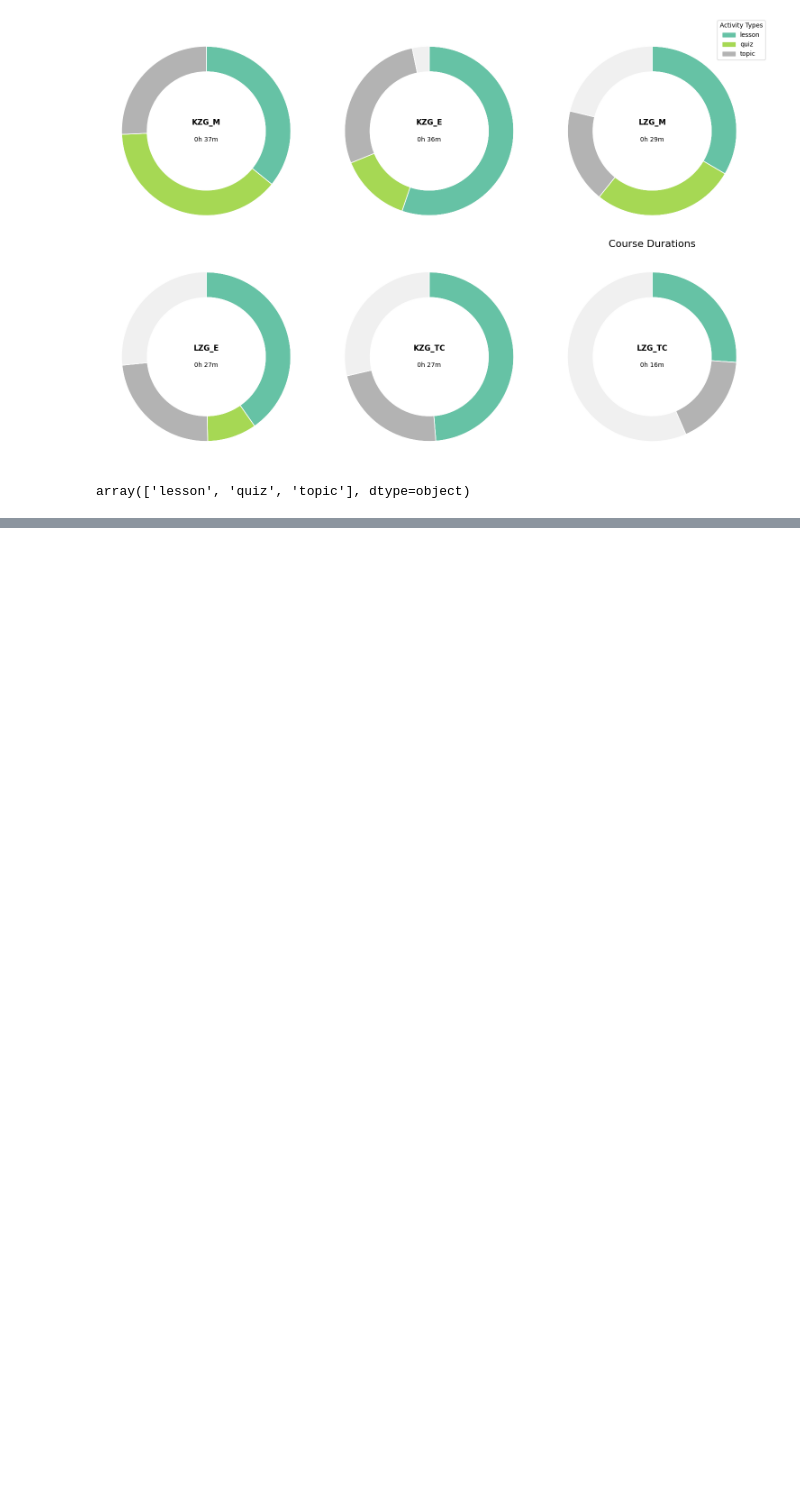
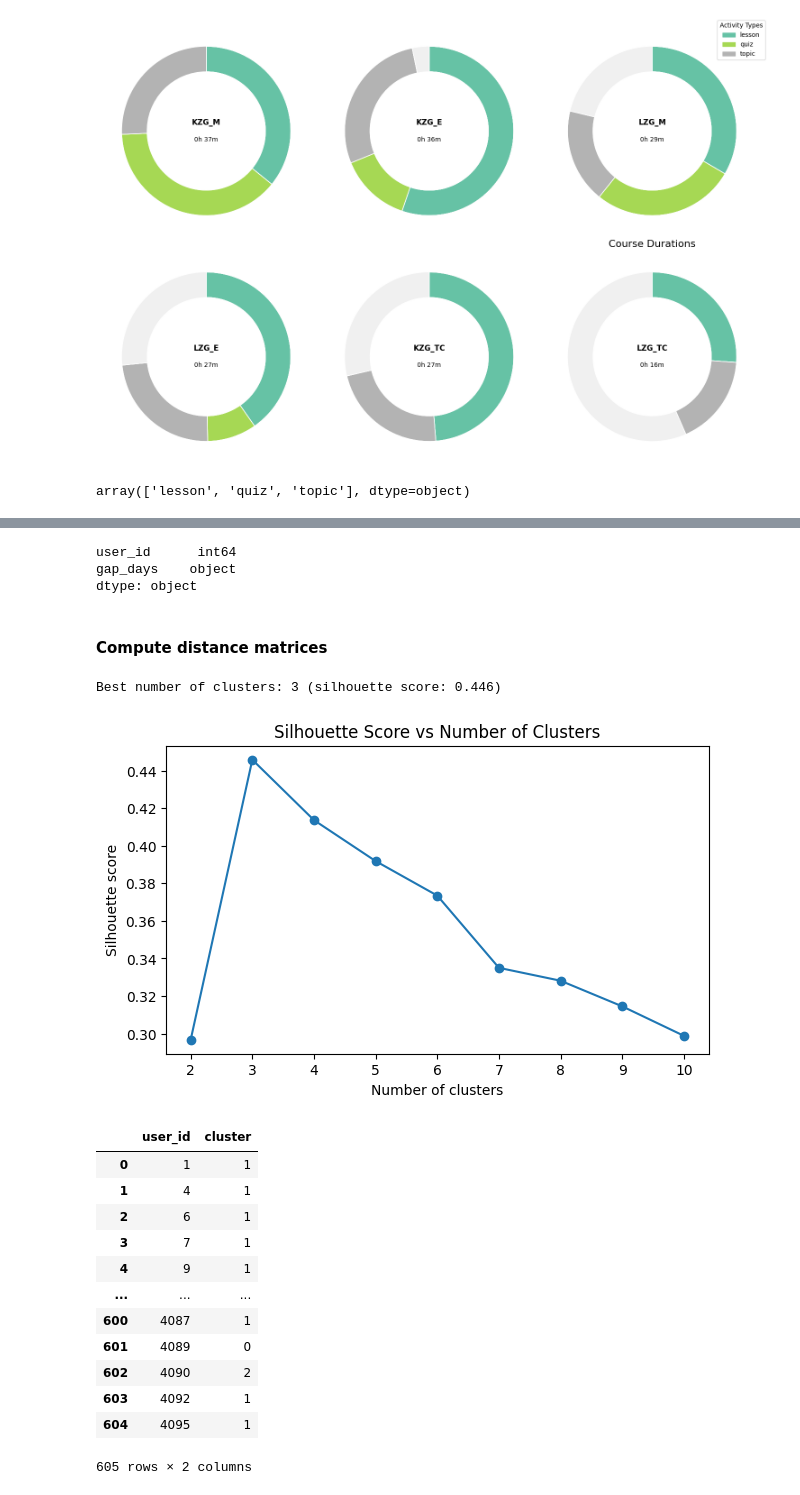
Before and after one commit to malenraychev/BigMMMBehaviour, a Jupyter notebook: markov_clean.ipynb, the cells around one changed output, grey strips where cells are left out. Drawn from its saved outputs; the diff is of its cells as text; code cells hidden in the pictures; blank space fills up the shorter version.

```diff
--- a/markov_clean.ipynb
+++ b/markov_clean.ipynb
@@ -299,0 +318,2 @@ def compute_learning_speed(user_data: pd.DataFrame, global_median: pd.DataFrame)
+# %%
+zduration_sum = compute_zscore_duration(activities, 'sum')
@@ -299,0 +421,3 @@ def compute_learning_speed(user_data: pd.DataFrame, global_median: pd.DataFrame)
+# %%
+final_transitions = transitions[['user_id', 'activity_state', 'state_idx', 'next_state_idx']]
+final_transitions
@@ -299,0 +655,8 @@ def compute_learning_speed(user_data: pd.DataFrame, global_median: pd.DataFrame)
+# %%
+gap_days.dtypes
+# %% [output]
+user_id      int64
+gap_days    object
+dtype: object
+# %% [markdown]
+#### Compute distance matrices
@@ -299,0 +776,57 @@ def compute_learning_speed(user_data: pd.DataFrame, global_median: pd.DataFrame)
+# %%
+from sklearn.cluster import AgglomerativeClustering
+from sklearn.metrics import silhouette_score
+import numpy as np
+import matplotlib.pyplot as plt
+
+# combined_matrix and users_all should be defined in previous cell
+
+range_n_clusters = range(2, min(11, len(users_all)))  # e.g., try 2-10 clusters, or up to N-1
+sil_scores = []
+best_score = -1
+best_n = None
+best_labels = None
+
+for n_clusters in range_n_clusters:
+    clustering = AgglomerativeClustering(n_clusters=n_clusters, metric='precomputed', linkage='average')
+    labels = clustering.fit_predict(combined_matrix)
+    # Silhouette expects a distance matrix, not a similarity matrix
+    score = silhouette_score(combined_matrix, labels, metric='precomputed')
+    sil_scores.append(score)
+    if score > best_score:
+        best_score = score
+        best_n = n_clusters
+        best_labels = labels
+
+print(f"Best number of clusters: {best_n} (silhouette score: {best_score:.3f})")
+
+# Optional: Plot silhouette scores
+plt.figure(figsize=(7, 4))
+plt.plot(list(range_n_clusters), sil_scores, marker='o')
+plt.title("Silhouette Score vs Number of Clusters")
+plt.xlabel("Number of clusters")
+plt.ylabel("Silhouette score")
+plt.show()
+
+# Cluster assignments DataFrame
+cluster_df = pd.DataFrame({
+    'user_id': users_all,
+    'cluster': best_labels
+})
+display(cluster_df)
+# %% [output]
+Best number of clusters: 3 (silhouette score: 0.446)
+[figure, added]
+|  | user_id | cluster |
+| 0 | 1 | 1 |
+| 1 | 4 | 1 |
+| 2 | 6 | 1 |
+| 3 | 7 | 1 |
+| 4 | 9 | 1 |
+| ... | ... | ... |
+| 600 | 4087 | 1 |
+| 601 | 4089 | 0 |
+| 602 | 4090 | 2 |
+| 603 | 4092 | 1 |
+| 604 | 4095 | 1 |
+605 rows × 2 columns
```
Also changed, not shown: parts of 28 cells of this notebook.
